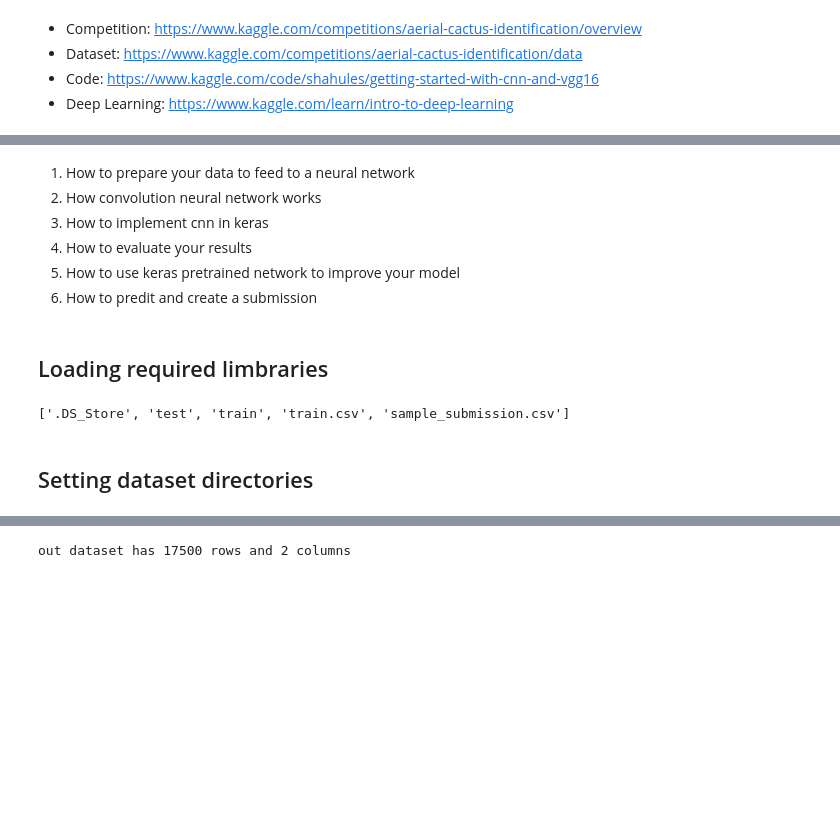
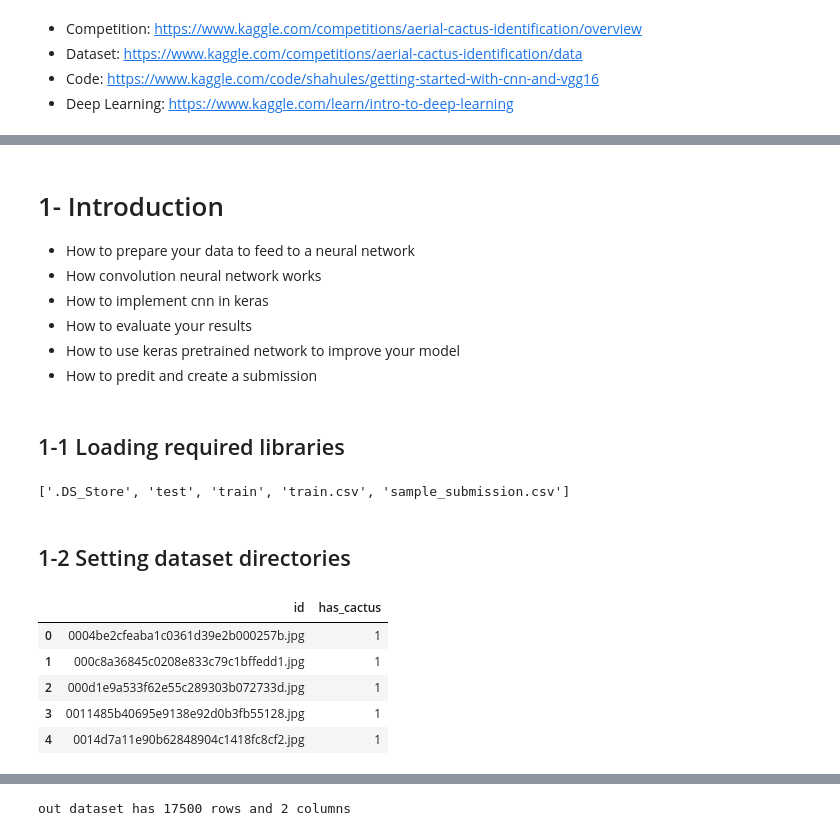
Before and after one commit to gyjong/workplace, a Jupyter notebook: Portfolio/Aerial_Cactus_0221.ipynb, the cells around one changed output, grey strips where cells are left out. Cells and saved outputs as stored; diff of their text form; code cells hidden in the pictures; blank space fills up the shorter version.

```diff
--- a/Portfolio/Aerial_Cactus_0221.ipynb
+++ b/Portfolio/Aerial_Cactus_0221.ipynb
@@ -8,12 +6,14 @@
 # %% [markdown]
-1. How to prepare your data to feed to a neural network
-2. How convolution neural network works
-3. How to implement cnn in keras
-4. How to evaluate your results
-5. How to use keras pretrained network to improve your model
-6. How to predit and create a submission
+# 1- Introduction
+
+- How to prepare your data to feed to a neural network
+- How convolution neural network works
+- How to implement cnn in keras
+- How to evaluate your results
+- How to use keras pretrained network to improve your model
+- How to predit and create a submission
 # %% [markdown]
-## Loading required limbraries
+## 1-1 Loading required libraries
 # %%
 import pandas as pd
 import os, cv2
@@ -33,10 +33,19 @@ import numpy as np
 # %% [output]
 ['.DS_Store', 'test', 'train', 'train.csv', 'sample_submission.csv']
 # %% [markdown]
-## Setting dataset directories
+## 1-2 Setting dataset directories
 # %%
 train_dir = '/Users/kenny_jung/aiffel/data/aerial_cactus/train'
 test_dir = '/Users/kenny_jung/aiffel/data/aerial_cactus/test'
 train = pd.read_csv('/Users/kenny_jung/aiffel/data/aerial_cactus/train.csv')
 df_test = pd.read_csv('/Users/kenny_jung/aiffel/data/aerial_cactus/sample_submission.csv')
+# %%
+train.head()
+# %% [output]
+|  | id | has_cactus |
+| 0 | 0004be2cfeaba1c0361d39e2b000257b.jpg | 1 |
+| 1 | 000c8a36845c0208e833c79c1bffedd1.jpg | 1 |
+| 2 | 000d1e9a533f62e55c289303b072733d.jpg | 1 |
+| 3 | 0011485b40695e9138e92d0b3fb55128.jpg | 1 |
+| 4 | 0014d7a11e90b62848904c1418fc8cf2.jpg | 1 |
 # %%
```
Also changed, not shown: parts of 18 cells of this notebook, 3 other files.
